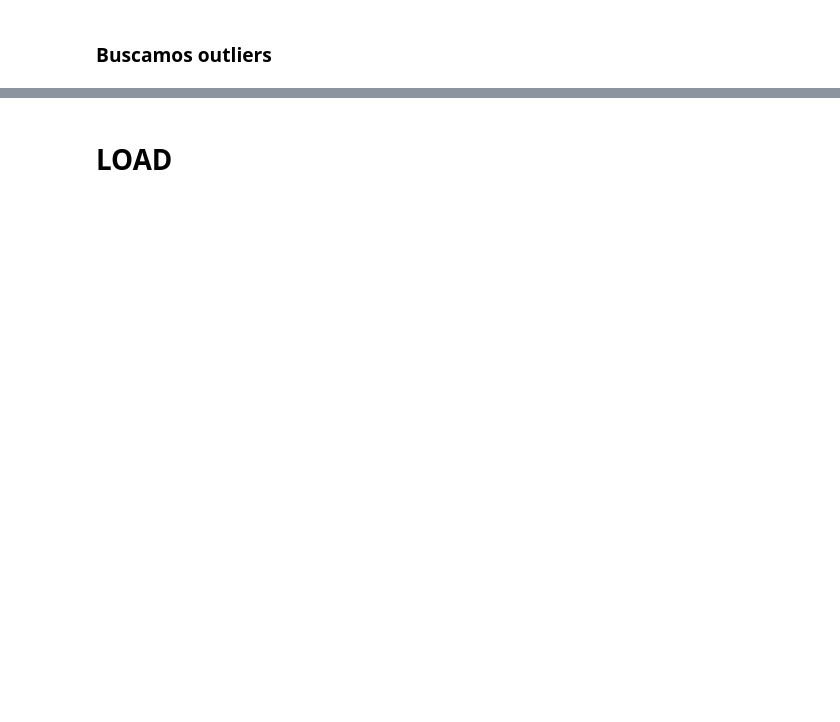
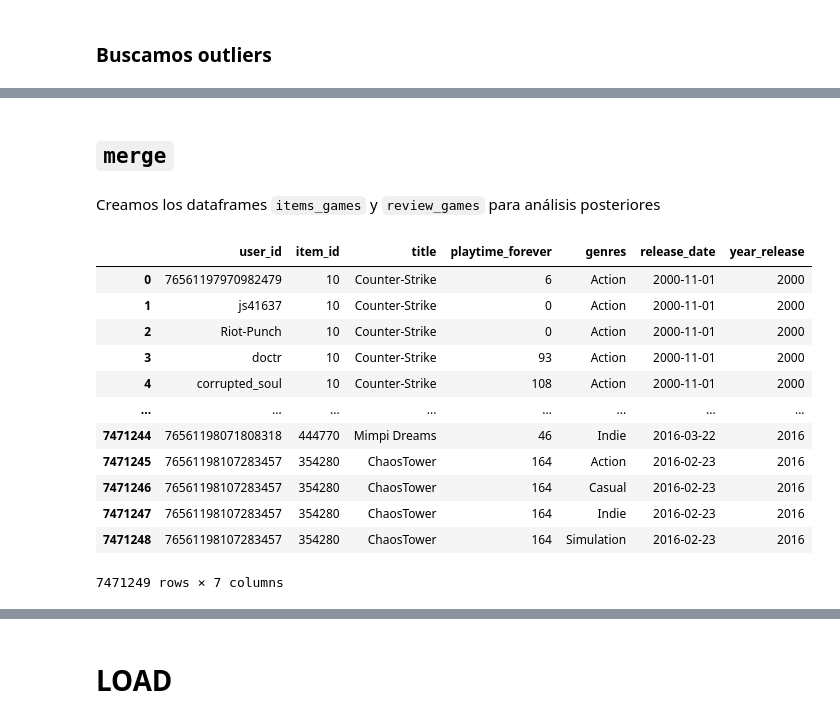
Before and after one commit to PedroLiLL/STEAM-MLOps, a Jupyter notebook: ETL.ipynb, the cells around one changed output, grey strips where cells are left out. Drawn from its saved outputs; the diff is of its cells as text; code cells hidden in the pictures; blank space fills up the shorter version.

```diff
--- a/ETL.ipynb
+++ b/ETL.ipynb
@@ -674,0 +701,22 @@ user_items_desplegado
+# %% [markdown]
+## **`merge`**
+# %% [markdown]
+Creamos los dataframes `items_games` y `review_games` para análisis posteriores
+# %%
+# items_games será el merge entre la tabla de items y la tabla games sobre las columnas en común 'item_id' y 'title'
+items_games = pd.merge(user_items_desplegado, games, how='inner', on=['item_id', 'title'])
+items_games
+# %% [output]
+|  | user_id | item_id | title | playtime_forever | genres | release_date | year_release |
+| 0 | 76561197970982479 | 10 | Counter-Strike | 6 | Action | 2000-11-01 | 2000 |
+| 1 | js41637 | 10 | Counter-Strike | 0 | Action | 2000-11-01 | 2000 |
+| 2 | Riot-Punch | 10 | Counter-Strike | 0 | Action | 2000-11-01 | 2000 |
+| 3 | doctr | 10 | Counter-Strike | 93 | Action | 2000-11-01 | 2000 |
+| 4 | corrupted_soul | 10 | Counter-Strike | 108 | Action | 2000-11-01 | 2000 |
+| ... | ... | ... | ... | ... | ... | ... | ... |
+| 7471244 | 76561198071808318 | 444770 | Mimpi Dreams | 46 | Indie | 2016-03-22 | 2016 |
+| 7471245 | 76561198107283457 | 354280 | ChaosTower | 164 | Action | 2016-02-23 | 2016 |
+| 7471246 | 76561198107283457 | 354280 | ChaosTower | 164 | Casual | 2016-02-23 | 2016 |
+| 7471247 | 76561198107283457 | 354280 | ChaosTower | 164 | Indie | 2016-02-23 | 2016 |
+| 7471248 | 76561198107283457 | 354280 | ChaosTower | 164 | Simulation | 2016-02-23 | 2016 |
+7471249 rows × 7 columns
```
Also changed, not shown: parts of 22 cells of this notebook, 7 other files.
